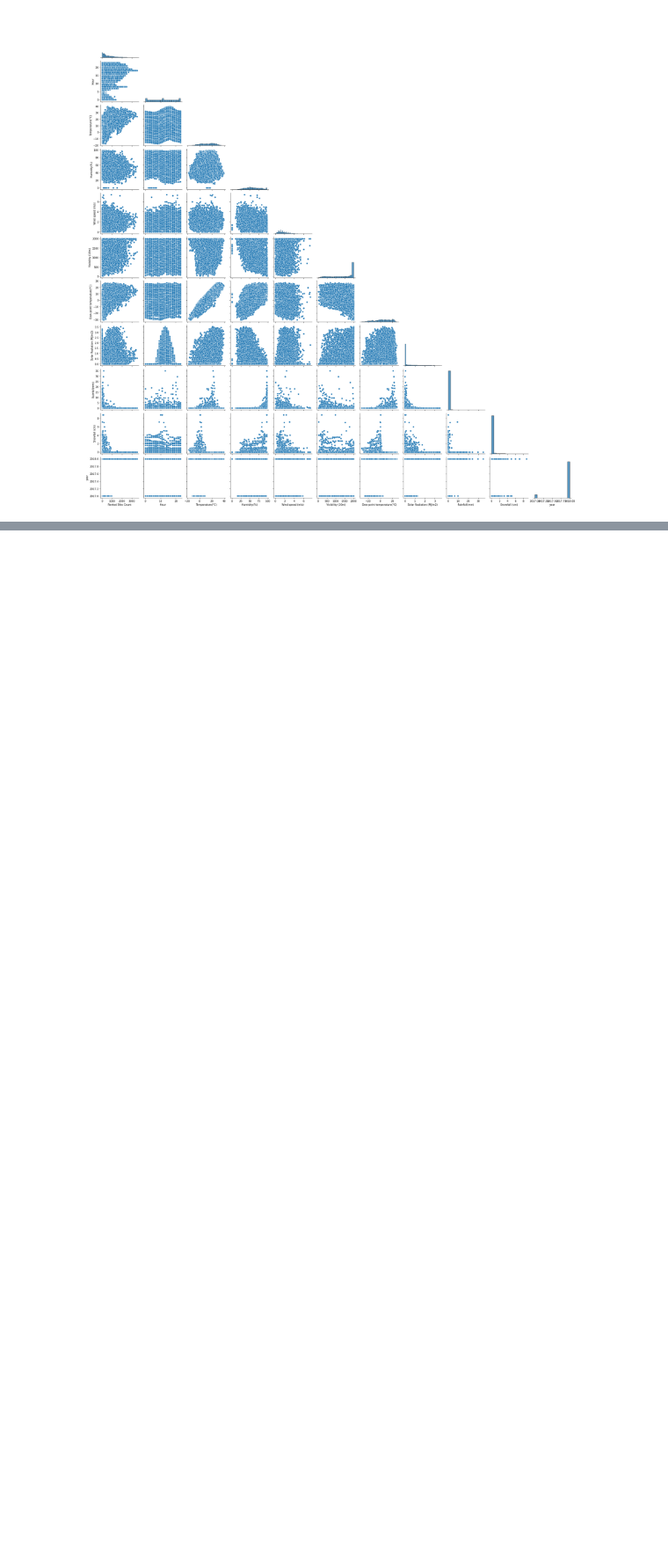
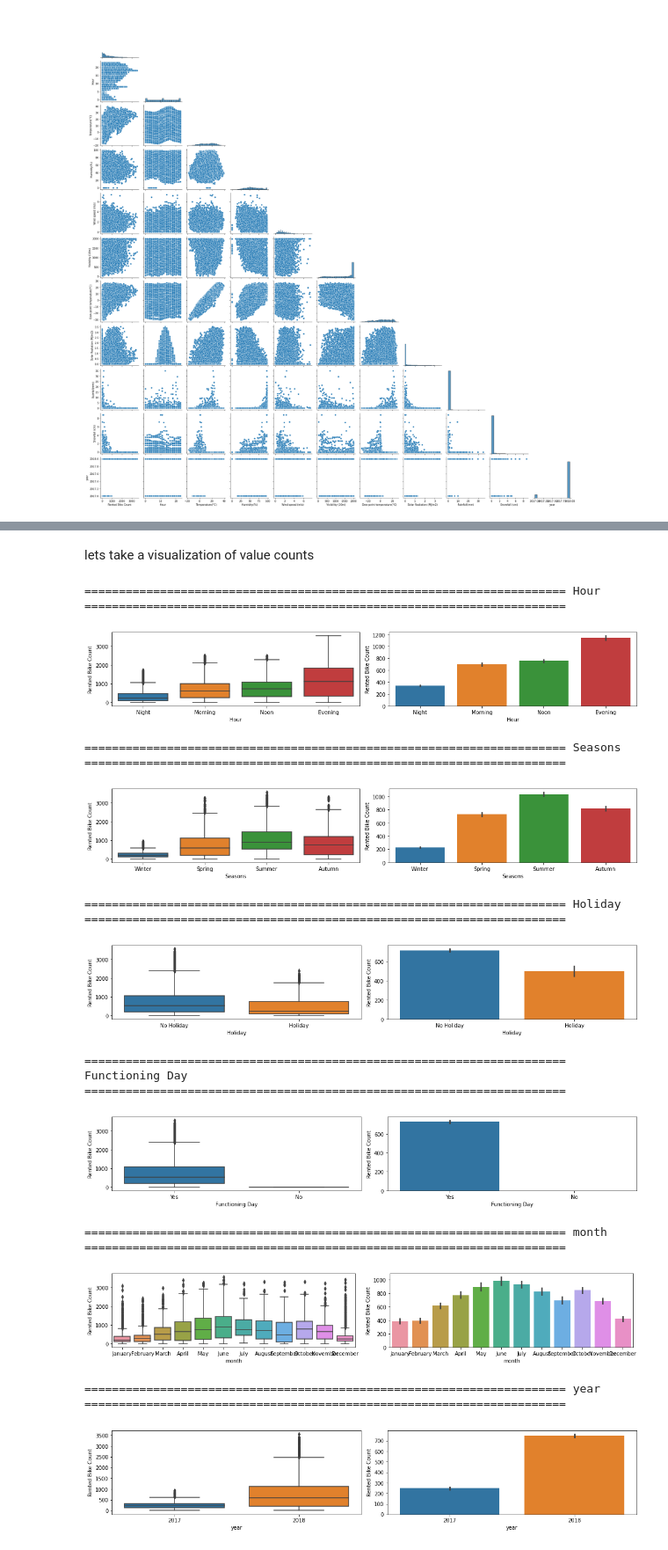
Before and after one commit to fathimajafir/Seoul-Bike-Sharing-Demand-Prediction, a Jupyter notebook: Copy_of_Bike_Sharing_Demand_Prediction_Capstone_Project.ipynb, the cells around one changed output, grey strips where cells are left out. Shown at 88% size. Saved outputs shown, nothing was run; the diff lists cells and outputs as text; code cells hidden in the pictures; blank space fills up the shorter version.

```diff
--- a/Copy_of_Bike_Sharing_Demand_Prediction_Capstone_Project.ipynb
+++ b/Copy_of_Bike_Sharing_Demand_Prediction_Capstone_Project.ipynb
@@ -214,0 +240,4 @@ sns.pairplot(df, corner=True)
+# %%
+# droping the days of week column from df and from categorical feature
+df.drop(columns=['Day_Of_week'], inplace=True)
+categorical_features.drop(columns=['Day_Of_week'], inplace=True)
@@ -214,0 +251,14 @@ sns.pairplot(df, corner=True)
+# %%
+# defining a function for distribute hour column
+def hour(h):
+  if h >= 17 and h <= 22:
+    return 'Evening'
+  elif h >= 7 and h <= 10:
+    return 'Morning'
+  elif h >= 11 and h <= 16:
+    return 'Noon'
+  else :
+    return 'Night'
+# %%
+# apply the hour function
+df['Hour'] = df['Hour'].apply(hour)
@@ -214,0 +276,5 @@ sns.pairplot(df, corner=True)
+# %%
+for i in categorical_features.columns:
+  print('feature name : ',i)
+  print(df[i].value_counts(normalize=True))
+  print('\n')
@@ -214,0 +299,31 @@ sns.pairplot(df, corner=True)
+# %% [markdown]
+lets take a visualization of value counts
+# %%
+# creating boxplot plot and bar plot
+n=1
+for i in categorical_features.columns:
+  plt.figure(figsize=(15,15))
+  plt.subplot(6,2,n)
+  n+=1
+  print('\n')
+  print('='*70,i,'='*70)
+  print('\n')
+  sns.boxplot(x=df[i],y=df["Rented Bike Count"])
+  plt.subplot(6,2,n)
+  n+= 1
+  sns.barplot(df[i],df['Rented Bike Count'])
+  plt.tight_layout()
+  plt.show()
+# %% [output]
+====================================================================== Hour ======================================================================
+[figure, added]
+====================================================================== Seasons ======================================================================
+[figure, added]
+====================================================================== Holiday ======================================================================
+[figure, added]
+====================================================================== Functioning Day ======================================================================
+[figure, added]
+====================================================================== month ======================================================================
+[figure, added]
+====================================================================== year ======================================================================
+[figure, added]
```
Also changed, not shown: parts of 16 cells of this notebook.
